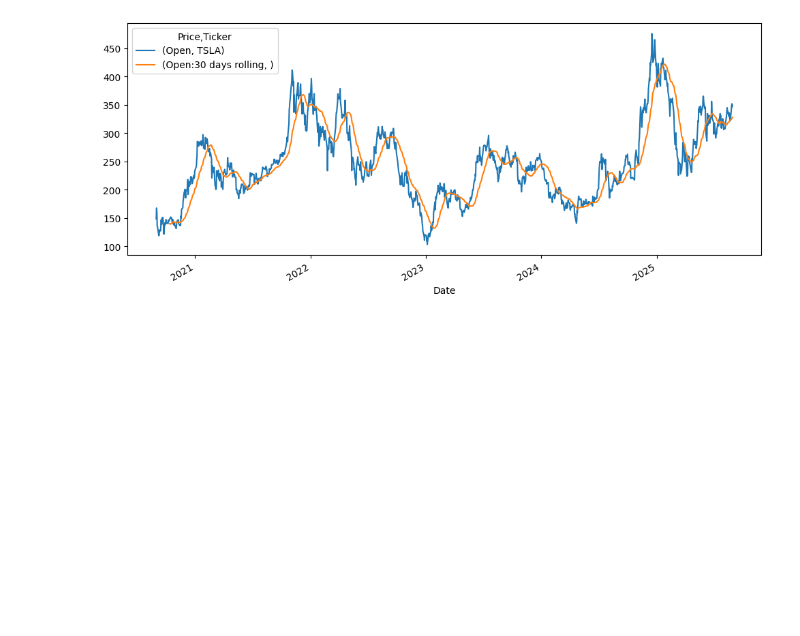
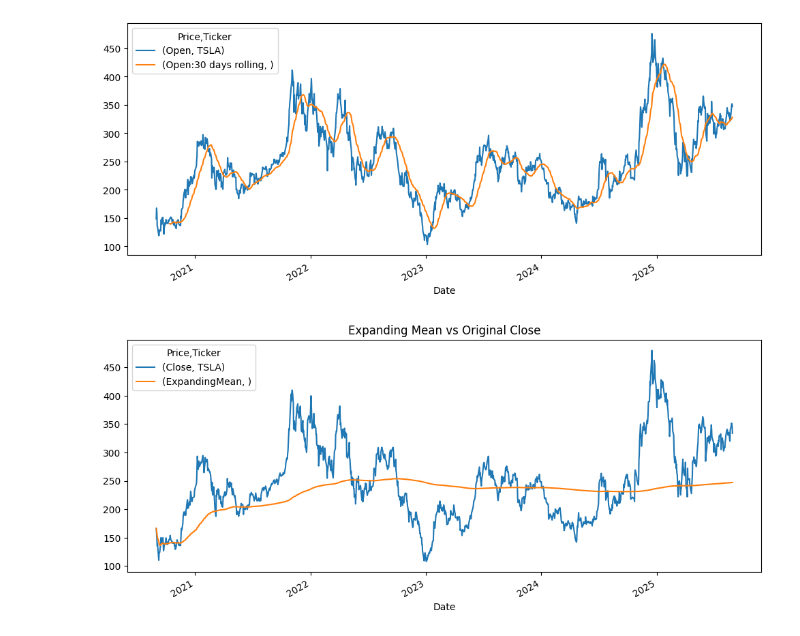
Before and after one commit to ShrutiPatel263/Time-Series-Data-EDA, a Jupyter notebook: Time_Series_Data.ipynb, the cells around one changed output. Saved outputs shown, nothing was run; the diff lists cells and outputs as text; code cells hidden in the pictures; blank space fills up the shorter version.

Commit message:
Expanding Done

```diff
--- a/Time_Series_Data.ipynb
+++ b/Time_Series_Data.ipynb
@@ -409,3 +409,11 @@ df[['Open','Open:30 days rolling']].plot(figsize=(12,5))
 [figure]
 # %%
 ## Rolling helps to smoothing
+# %%
+df['ExpandingMean'] = df['Close'].expanding().mean()
+# %%
+df[['Close','ExpandingMean']].plot(figsize=(12,5))
+plt.title("Expanding Mean vs Original Close")
+plt.show()
+# %% [output]
+[figure, added]
```
